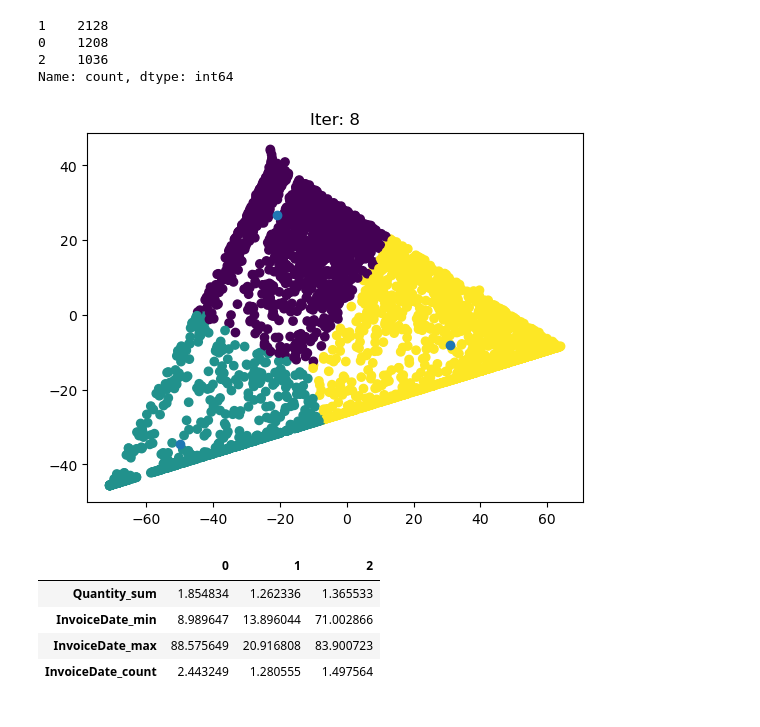
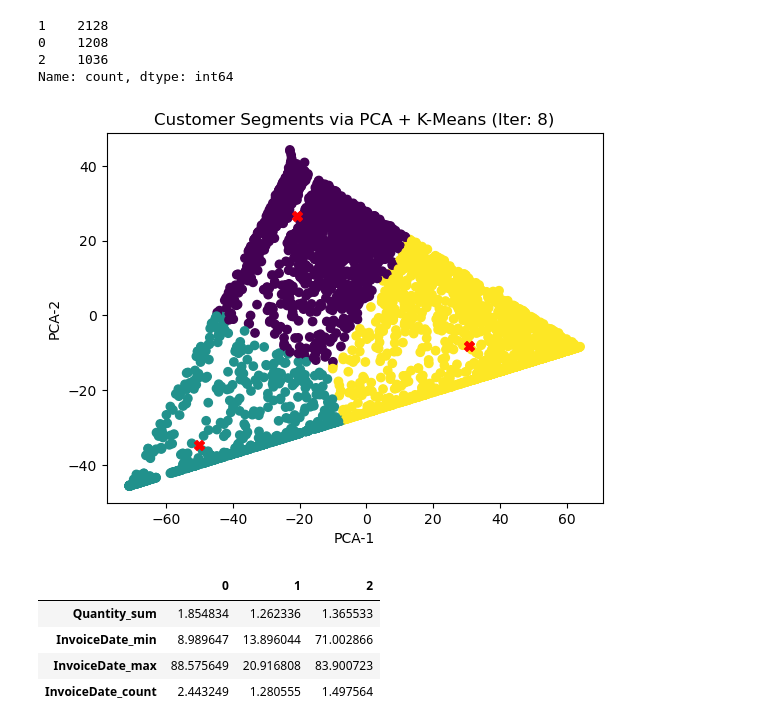
Before and after one commit to MujtabaMuhammad/kmeans-customer-segmentation, a Jupyter notebook: jupyter_notebook_analysis.ipynb, the cells around one changed output. Cells and saved outputs as stored; diff of their text form; code cells hidden in the pictures.

```diff
--- a/jupyter_notebook_analysis.ipynb
+++ b/jupyter_notebook_analysis.ipynb
@@ -58,9 +58,9 @@ def plot_clusters(data, labels, centroids, iteration):
     data_2d = pca.fit_transform(data)
     centroid_2d = pca.transform(centroids.T)
     clear_output(wait=True)
-    plt.title(f'Iter: {iteration}')
+    plt.title(f'Customer Segments via PCA + K-Means (Iter: {iteration})')
     plt.scatter(x=data_2d[:,0], y=data_2d[:,1],c=labels)
-    plt.scatter(x=centroid_2d[:,0],y=centroid_2d[:,1])
+    plt.scatter(x=centroid_2d[:,0],y=centroid_2d[:,1], c='red', s=50, marker='X',)
     plt.show()
 # %%
 cs = customer_summary
@@ -117,18 +117,20 @@ Name: count, dtype: int64
 # %%
 max_iteration = 100
 k=3
 cs_centroids = random_centroids(cs,k)
 old_centroids = pd.DataFrame()
 iteration = 1
 while iteration < max_iteration and not cs_centroids.equals(old_centroids):
     old_centroids = cs_centroids
 
     cs_labels = get_labels(cs, cs_centroids)
     cs_centroids =  new_centroids(cs,cs_labels,k)
+    plt.xlabel('PCA-1')
+    plt.ylabel('PCA-2')
     plot_clusters(cs, cs_labels, cs_centroids, iteration)
     iteration += 1
 # %% [output]
-[figure, old version]
+[figure, new version]
 # %%
 cs_centroids
 # %% [output]
```
Also changed, not shown: 1 other file.
